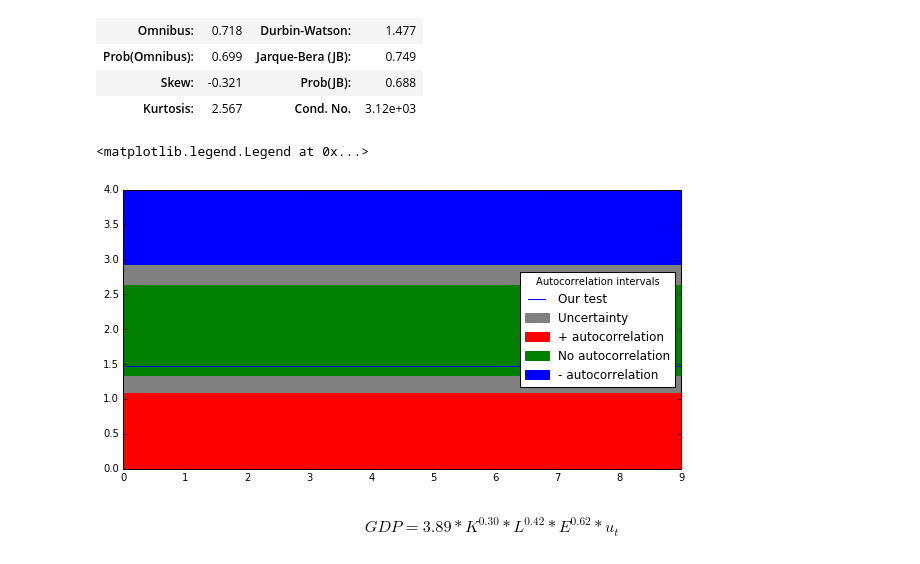
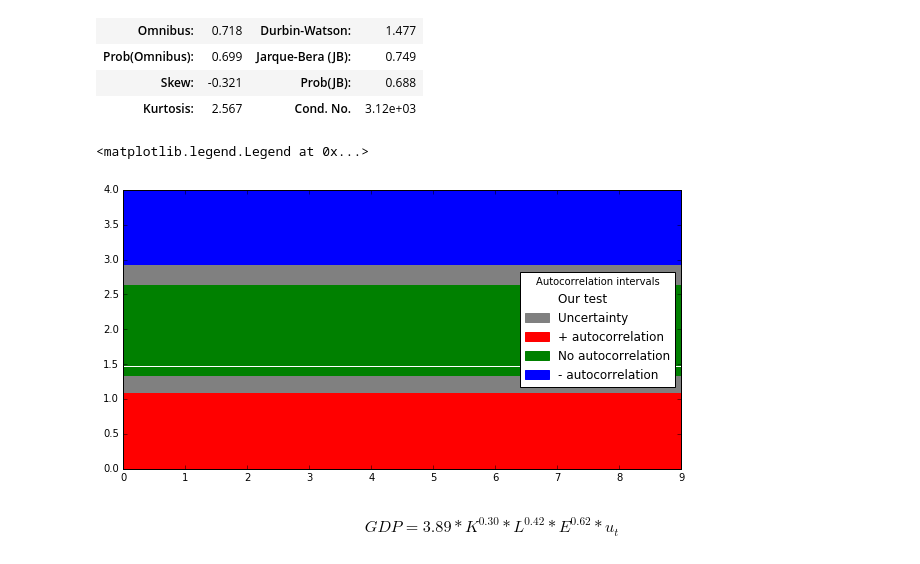
Before and after one commit to Craq/Singapore-Cobb-Douglas-function, a Jupyter notebook: Cobb-Douglas-Production-Function.ipynb, the cells around one changed output. Drawn from its saved outputs; the diff is of its cells as text; code cells hidden in the pictures.

```diff
--- a/Cobb-Douglas-Production-Function.ipynb
+++ b/Cobb-Douglas-Production-Function.ipynb
@@ -249,20 +249,20 @@ OLS Regression Results
 # %%
 y = [x for x in range(10)]
 lower = [1.085 for x in range(10)]
 upper = [1.345 for x in range(10)]
 our = [1.477 for x in range(10)]
 fig = plt.figure(figsize=(10, 5))
 plt.fill_between(y, lower, upper, color='gray')
-plt.plot(y, our)
+plt.plot(y, our,color='white')
 plt.fill_between(y,0,lower, color='red')
 plt.fill_between(y,upper, 4-1.345, color='green')
 plt.fill_between(y,4-1.085,4,color='blue')
 plt.fill_between(y,upper, 4-1.345, color='green')
 plt.fill_between(y,4-1.345,4-1.085, color='gray')
 plt.legend(['Our test', 'Uncertainty', '+ autocorrelation', 'No autocorrelation', '- autocorrelation'], loc='right', title='Autocorrelation intervals')
 # %% [output]
 <matplotlib.legend.Legend at 0x...>
-[figure, old version]
+[figure, new version]
 # %% [markdown]
 $$GDP = 3.89 * K^{0.30} * L^{0.42} * E^{0.62} * u_t$$
 # %% [markdown]
```
Also changed, not shown: parts of 4 cells of this notebook.
